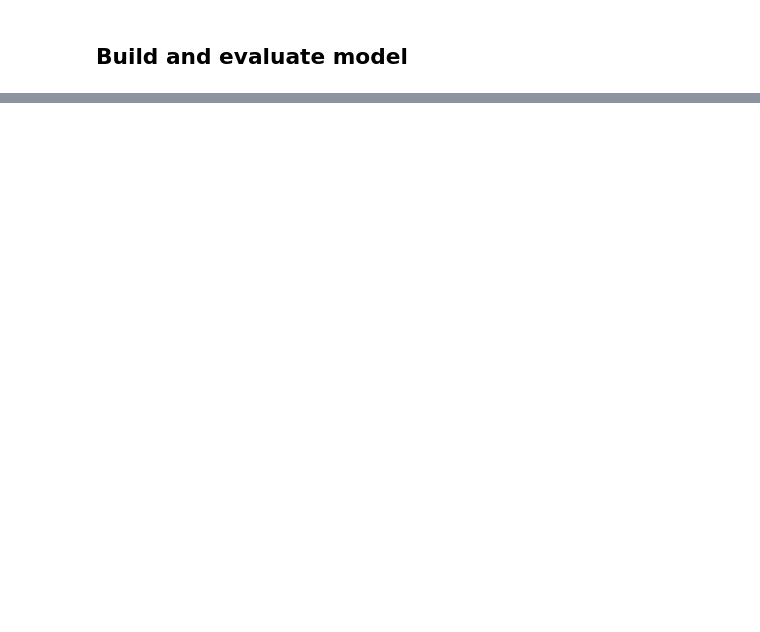
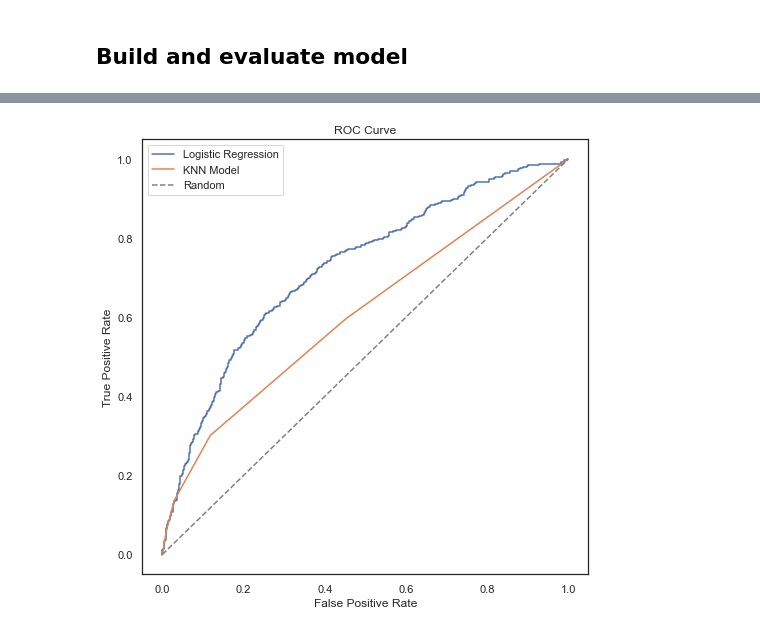
Before and after one commit to mercytegekson/Phase3Project, a Jupyter notebook: index.ipynb, the cells around one changed output, grey strips where cells are left out. Saved outputs shown, nothing was run; the diff lists cells and outputs as text; code cells hidden in the pictures; blank space fills up the shorter version.

```diff
--- a/index.ipynb
+++ b/index.ipynb
@@ -736,0 +864,82 @@ Consider addressing the class imbalance, as the lower performance on the minorit
+# %%
+from sklearn.metrics import precision_score, recall_score, f1_score, roc_auc_score
+from sklearn.model_selection import cross_val_predict
+#import matplotlib.pyplot as plt
+from sklearn.metrics import roc_curve, auc
+#import numpy as np
+
+def compare_models_metrics(model1, model2, X, y, cv_splits=5, random_state=42):
+    """
+    Compare two models using various classification metrics.
+
+    Parameters:
+    - model1, model2: Instances of scikit-learn models
+    - X: Feature matrix
+    - y: Target variable
+    - cv_splits: Number of cross-validation splits (default is 5)
+    - random_state: Random seed for reproducibility (default is 42)
+
+    Returns:
+    - Dictionary containing metric values for each model
+    """
+
+    metrics = {
+        'precision': [],
+        'recall': [],
+        'f1_score': [],
+        'roc_auc': [],
+        'roc_curve': None  # To store ROC curves
+    }
+
+    # Set up cross-validation
+    y_pred_model1 = cross_val_predict(model1, X, y, cv=cv_splits, method='predict_proba')[:, 1]
+    y_pred_model2 = cross_val_predict(model2, X, y, cv=cv_splits, method='predict_proba')[:, 1]
+
+    # Calculate metrics
+    metrics['precision'].append(precision_score(y, y_pred_model1.round()))
+    metrics['recall'].append(recall_score(y, y_pred_model1.round()))
+    metrics['f1_score'].append(f1_score(y, y_pred_model1.round()))
+    metrics['roc_auc'].append(roc_auc_score(y, y_pred_model1))
+
+    # Calculate ROC curve
+    fpr_model1, tpr_model1, _ = roc_curve(y, y_pred_model1)
+    metrics['roc_curve'] = {'fpr_model1': fpr_model1, 'tpr_model1': tpr_model1}
+
+    metrics['precision'].append(precision_score(y, y_pred_model2.round()))
+    metrics['recall'].append(recall_score(y, y_pred_model2.round()))
+    metrics['f1_score'].append(f1_score(y, y_pred_model2.round()))
+    metrics['roc_auc'].append(roc_auc_score(y, y_pred_model2))
+
+    # Calculate ROC curve
+    fpr_model2, tpr_model2, _ = roc_curve(y, y_pred_model2)
+    metrics['roc_curve']['fpr_model2'] = fpr_model2
+    metrics['roc_curve']['tpr_model2'] = tpr_model2
+
+    return metrics
+
+# Example usage:
+# Assuming baseline_model is your logistic regression model and knn_model is your KNN model
+metrics = compare_models_metrics(baseline_model, knn_model, X_train, y_train)
+
+# Print the metric values
+print("Precision for Logistic Regression (Baseline):", metrics['precision'][0])
+print("Recall for Logistic Regression (Baseline):", metrics['recall'][0])
+print("F1 Score for Logistic Regression (Baseline):", metrics['f1_score'][0])
+print("ROC AUC for Logistic Regression (Baseline):", metrics['roc_auc'][0])
+
+print("\nPrecision for KNN Model:", metrics['precision'][1])
+print("Recall for KNN Model:", metrics['recall'][1])
+print("F1 Score for KNN Model:", metrics['f1_score'][1])
+print("ROC AUC for KNN Model:", metrics['roc_auc'][1])
+
+# Plot ROC curves
+plt.figure(figsize=(8, 8))
+plt.plot(metrics['roc_curve']['fpr_model1'], metrics['roc_curve']['tpr_model1'], label='Logistic Regression')
+plt.plot(metrics['roc_curve']['fpr_model2'], metrics['roc_curve']['tpr_model2'], label='KNN Model')
+plt.plot([0, 1], [0, 1], linestyle='--', color='gray', label='Random')
+plt.xlabel('False Positive Rate')
+plt.ylabel('True Positive Rate')
+plt.title('ROC Curve')
+plt.legend()
+plt.show()
+# %% [output]
@@ -736,0 +955 @@ Consider addressing the class imbalance, as the lower performance on the minorit
+[figure, added]
```
Also changed, not shown: parts of 87 cells of this notebook.
